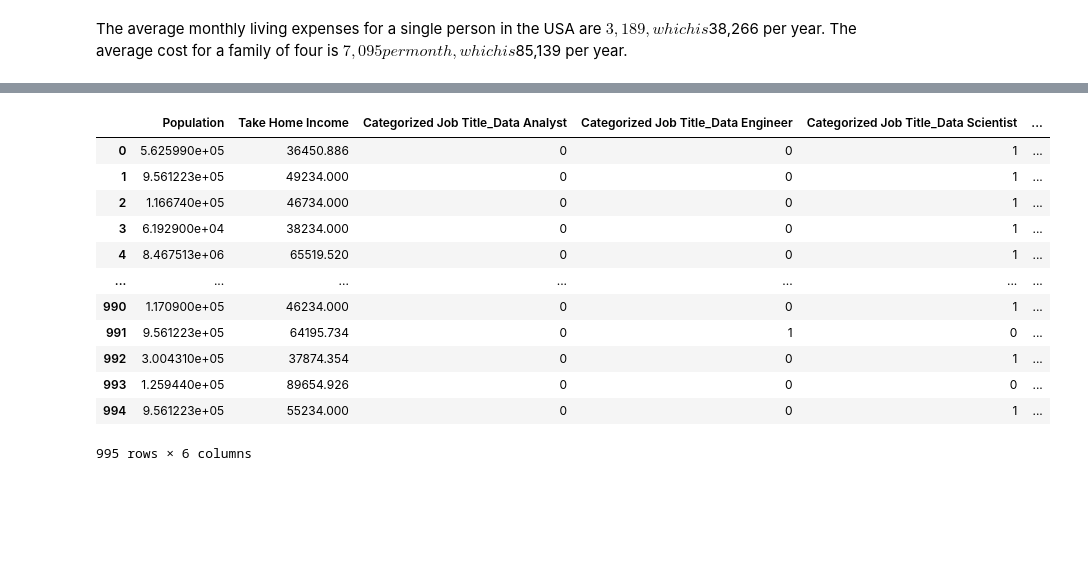
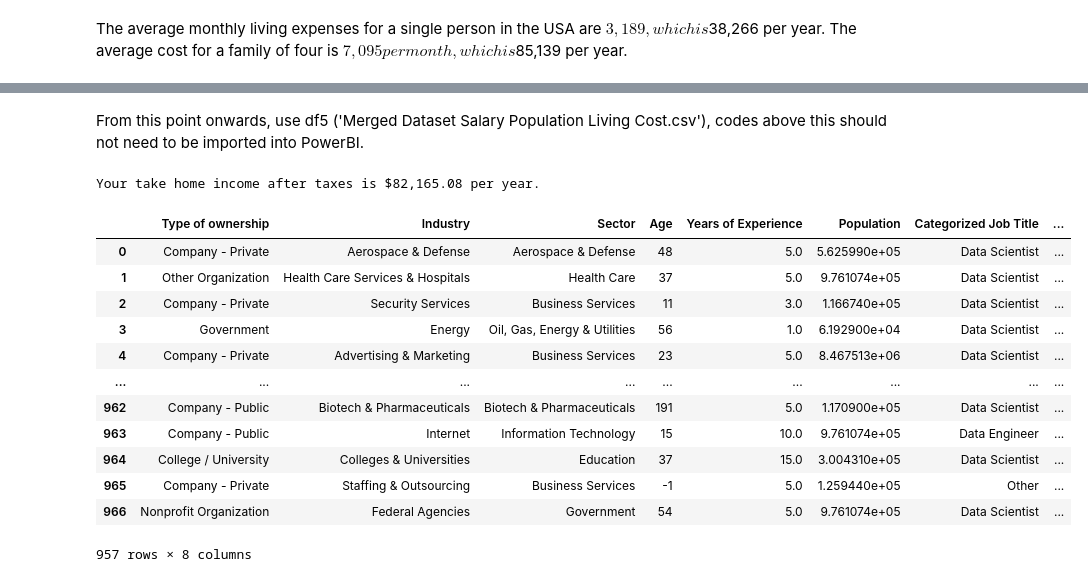
Before and after one commit to CcDenn/Predictive-Modeling-and-Visualizations, a Jupyter notebook: Salary and Living Cost Predictive Model.ipynb, the cells around one changed output, grey strips where cells are left out. Saved outputs shown, nothing was run; the diff lists cells and outputs as text; code cells hidden in the pictures; blank space fills up the shorter version.

```diff
--- a/Salary and Living Cost Predictive Model.ipynb
+++ b/Salary and Living Cost Predictive Model.ipynb
@@ -95,19 +155,54 @@ df5
 # %%
 df5.to_csv('Merged Dataset Salary Population Living Cost.csv', index=False)
-# %%
-df5 = pd.get_dummies(df5)
-df5
-# %% [output]
-|  | Population | Take Home Income | Categorized Job Title_Data Analyst | Categorized Job Title_Data Engineer | Categorized Job Title_Data Scientist | ... |
-| 0 | 5.625990e+05 | 36450.886 | 0 | 0 | 1 | ... |
-| 1 | 9.561223e+05 | 49234.000 | 0 | 0 | 1 | ... |
-| 2 | 1.166740e+05 | 46734.000 | 0 | 0 | 1 | ... |
-| 3 | 6.192900e+04 | 38234.000 | 0 | 0 | 1 | ... |
-| 4 | 8.467513e+06 | 65519.520 | 0 | 0 | 1 | ... |
-| ... | ... | ... | ... | ... | ... | ... |
-| 990 | 1.170900e+05 | 46234.000 | 0 | 0 | 1 | ... |
-| 991 | 9.561223e+05 | 64195.734 | 0 | 1 | 0 | ... |
-| 992 | 3.004310e+05 | 37874.354 | 0 | 0 | 1 | ... |
-| 993 | 1.259440e+05 | 89654.926 | 0 | 0 | 0 | ... |
-| 994 | 9.561223e+05 | 55234.000 | 0 | 0 | 1 | ... |
-995 rows × 6 columns
+# %% [markdown]
+From this point onwards, use df5 ('Merged Dataset Salary Population Living Cost.csv'), codes above this should not need to be imported into PowerBI.
+# %%
+
+def calculate_take_home_income(salary):
+    # Define tax brackets and rates for tax year 2021
+    brackets = [
+        (0, 10_275, 0.1),
+        (10_276, 41_775, 0.12),
+        (41_776, 89_075, 0.22),
+        (89_076, 170_050, 0.24),
+        (170_051, 215_950, 0.32),
+        (215_951, 539_900, 0.35),
+        (539_901, float("inf"), 0.37)
+    ]
+    # Calculate tax amount for each tax bracket
+    tax = 0
+    for bracket in brackets:
+        if salary > bracket[0]:
+            taxable_income = min(salary, bracket[1]) - bracket[0]
+            tax += taxable_income * bracket[2]
+    # Calculate net income after taxes
+    net_income = salary - tax
+    return net_income
+
+salary = 100000  # Replace with your salary
+take_home_income = calculate_take_home_income(salary)
+print(f"Your take home income after taxes is ${take_home_income:,.2f} per year.")
+# %% [output]
+Your take home income after taxes is $82,165.08 per year.
+# %%
+df_cleaned = df5
+
+df_minimum_income = df_cleaned.drop(columns={'Rating','Location (City)','Lower Salary','Upper Salary','Average Take Home Income','Maximum Take Home Income'})
+df_maximum_income = df_cleaned.drop(columns={'Rating','Location (City)','Lower Salary','Upper Salary','Average Take Home Income','Minimum Take Home Income'})
+df_average_income = df_cleaned.drop(columns={'Rating','Location (City)','Lower Salary','Upper Salary','Maximum Take Home Income','Minimum Take Home Income'})
+# %%
+df_average_income
+# %% [output]
+|  | Type of ownership | Industry | Sector | Age | Years of Experience | Population | Categorized Job Title | ... |
+| 0 | Company - Private | Aerospace & Defense | Aerospace & Defense | 48 | 5.0 | 5.625990e+05 | Data Scientist | ... |
+| 1 | Other Organization | Health Care Services & Hospitals | Health Care | 37 | 5.0 | 9.761074e+05 | Data Scientist | ... |
+| 2 | Company - Private | Security Services | Business Services | 11 | 3.0 | 1.166740e+05 | Data Scientist | ... |
+| 3 | Government | Energy | Oil, Gas, Energy & Utilities | 56 | 1.0 | 6.192900e+04 | Data Scientist | ... |
+| 4 | Company - Private | Advertising & Marketing | Business Services | 23 | 5.0 | 8.467513e+06 | Data Scientist | ... |
+| ... | ... | ... | ... | ... | ... | ... | ... | ... |
+| 962 | Company - Public | Biotech & Pharmaceuticals | Biotech & Pharmaceuticals | 191 | 5.0 | 1.170900e+05 | Data Scientist | ... |
+| 963 | Company - Public | Internet | Information Technology | 15 | 10.0 | 9.761074e+05 | Data Engineer | ... |
+| 964 | College / University | Colleges & Universities | Education | 37 | 15.0 | 3.004310e+05 | Data Scientist | ... |
+| 965 | Company - Private | Staffing & Outsourcing | Business Services | -1 | 5.0 | 1.259440e+05 | Other | ... |
+| 966 | Nonprofit Organization | Federal Agencies | Government | 54 | 5.0 | 9.761074e+05 | Data Scientist | ... |
+957 rows × 8 columns
```
Also changed, not shown: parts of 9 cells of this notebook, 3 other files.
